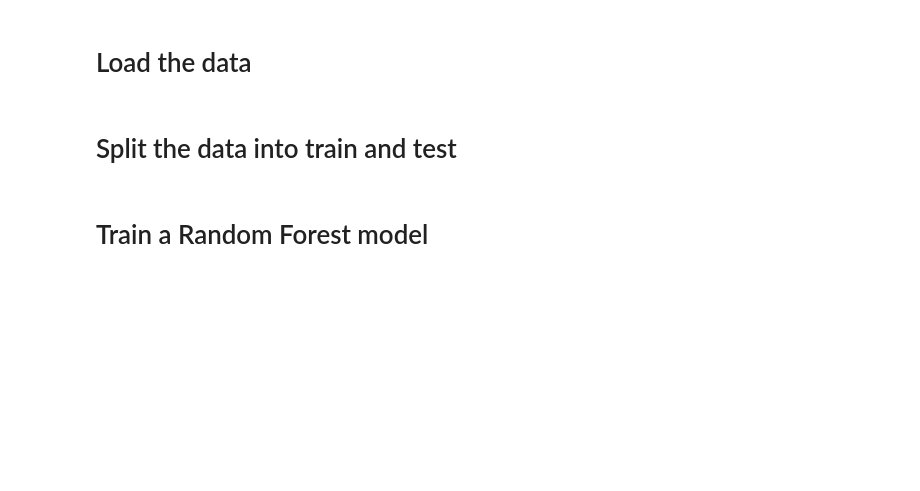
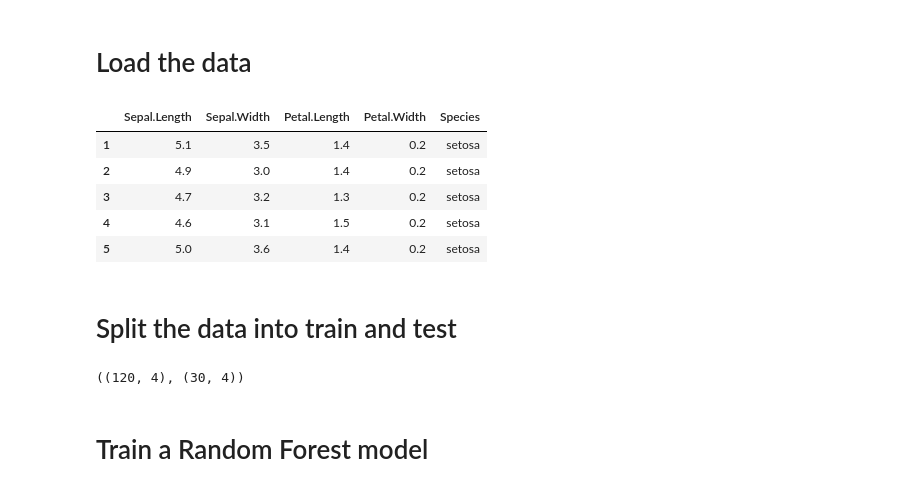
Before and after one commit to makee5/ML_ADS, a Jupyter notebook: notebooks/session_16/exercises.ipynb, the cells around one changed output. Drawn from its saved outputs; the diff is of its cells as text; code cells hidden in the pictures; blank space fills up the shorter version.

```diff
--- a/notebooks/session_16/exercises.ipynb
+++ b/notebooks/session_16/exercises.ipynb
@@ -2,10 +2,29 @@
 # Load the data
 # %%
 # add code here
+import pandas as pd
+
+iris_df = pd.read_csv('../../datasets/iris.csv', index_col=0 )
+iris_df.head()
+# %% [output]
+|  | Sepal.Length | Sepal.Width | Petal.Length | Petal.Width | Species |
+| 1 | 5.1 | 3.5 | 1.4 | 0.2 | setosa |
+| 2 | 4.9 | 3.0 | 1.4 | 0.2 | setosa |
+| 3 | 4.7 | 3.2 | 1.3 | 0.2 | setosa |
+| 4 | 4.6 | 3.1 | 1.5 | 0.2 | setosa |
+| 5 | 5.0 | 3.6 | 1.4 | 0.2 | setosa |
 # %% [markdown]
 # Split the data into train and test
 # %%
 # add code here
+from sklearn.model_selection import train_test_split
+
+X = iris_df.iloc[:, 0:4]
+y = iris_df.iloc[:, 4]
+x_train, x_test, y_train, y_test = train_test_split(X, y, test_size=0.2, random_state=12)
+x_train.shape, x_test.shape
+# %% [output]
+((120, 4), (30, 4))
 # %% [markdown]
 # Train a Random Forest model
 # %%
```
Also changed, not shown: parts of 5 cells of this notebook, 5 other files.
